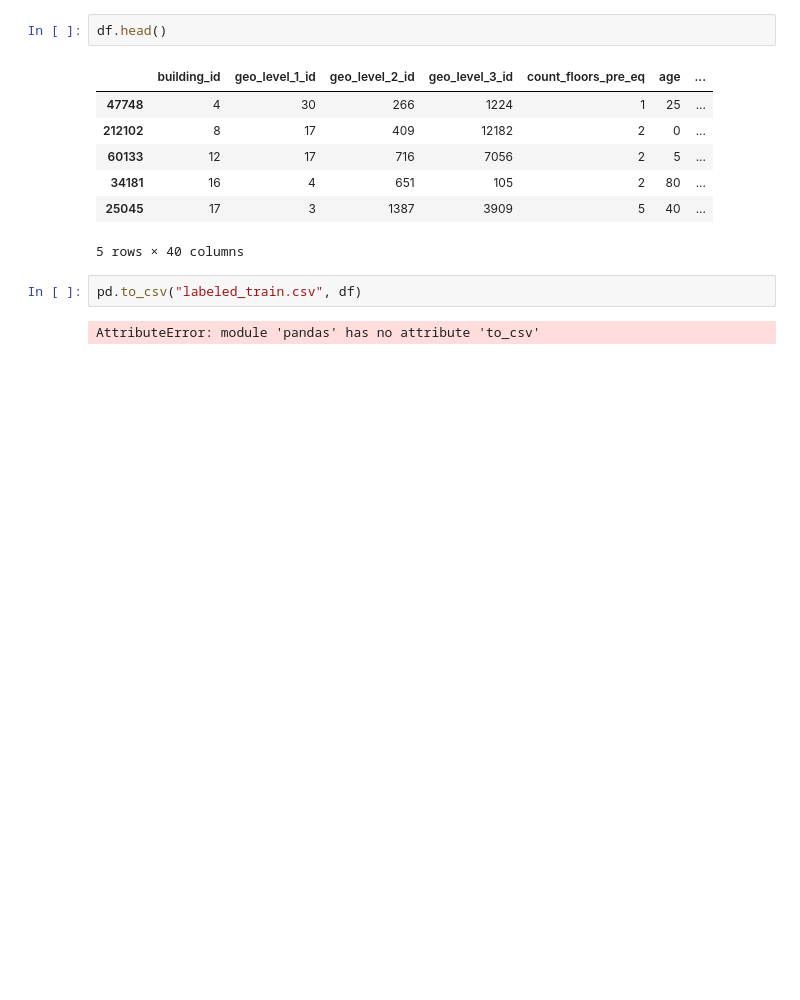
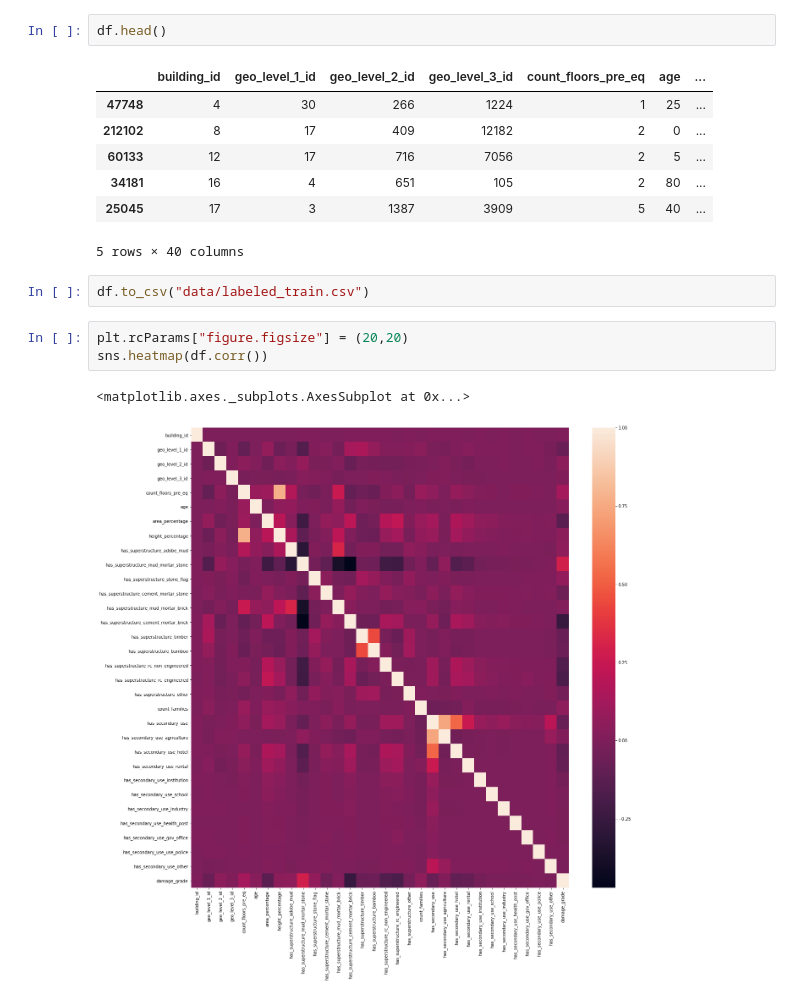
Before and after one commit to vidhur2k/Earthquake-Prediction, a Jupyter notebook: Untitled.ipynb, the cells around one changed output. Saved outputs shown, nothing was run; the diff lists cells and outputs as text; blank space fills up the shorter version.

```diff
--- a/Untitled.ipynb
+++ b/Untitled.ipynb
@@ -82,6 +84,10 @@ df.head()
 | 25045 | 17 | 3 | 1387 | 3909 | 5 | 40 | ... |
 5 rows × 40 columns
 # %%
-pd.to_csv("labeled_train.csv", df)
+df.to_csv("data/labeled_train.csv")
-# %% [output]
-AttributeError: module 'pandas' has no attribute 'to_csv'
+# %%
+plt.rcParams["figure.figsize"] = (20,20)
+sns.heatmap(df.corr())
+# %% [output]
+<matplotlib.axes._subplots.AxesSubplot at 0x...>
+[figure, added]
```
Also changed, not shown: parts of 5 cells of this notebook.
